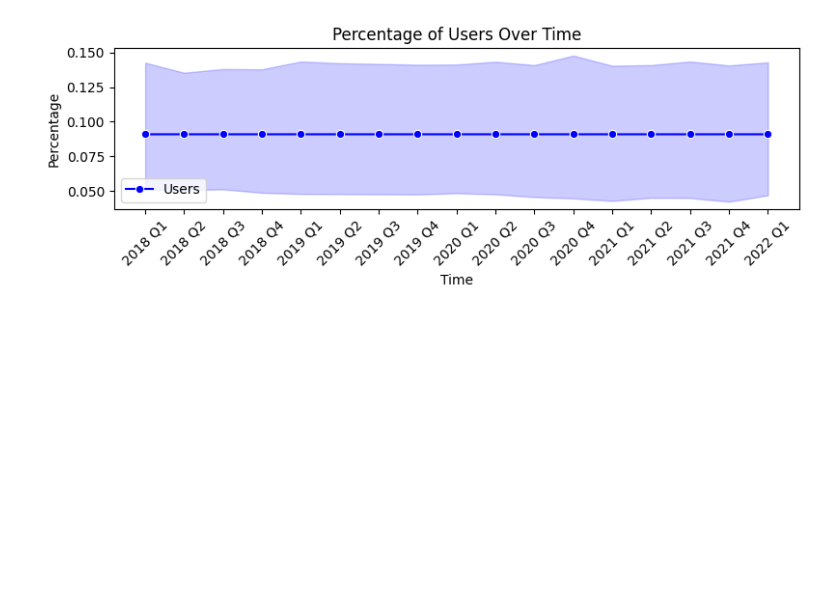
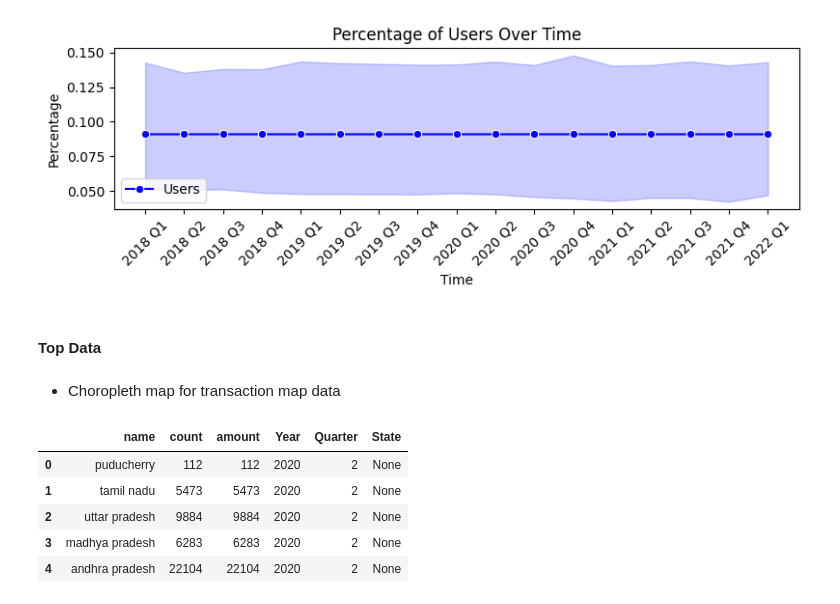
Before and after one commit to Aastha2675/PhonePe_Transaction_Insights, a Jupyter notebook: eda_data_visualization.ipynb, the cells around one changed output. Cells and saved outputs as stored; diff of their text form; code cells hidden in the pictures; blank space fills up the shorter version.

Commit message:
perform more data visualizations

```diff
--- a/eda_data_visualization.ipynb
+++ b/eda_data_visualization.ipynb
@@ -946,3 +962,5 @@ plt.tight_layout()
 plt.show()
 # %% [output]
 [figure]
+# %% [markdown]
+#### Top Data
@@ -948,0 +982,11 @@ plt.show()
+# %% [markdown]
+* Choropleth map for transaction map data
+# %%
+df_map_insu.head()
+# %% [output]
+|  | name | count | amount | Year | Quarter | State |
+| 0 | puducherry | 112 | 112 | 2020 | 2 | None |
+| 1 | tamil nadu | 5473 | 5473 | 2020 | 2 | None |
+| 2 | uttar pradesh | 9884 | 9884 | 2020 | 2 | None |
+| 3 | madhya pradesh | 6283 | 6283 | 2020 | 2 | None |
+| 4 | andhra pradesh | 22104 | 22104 | 2020 | 2 | None |
```
Also changed, not shown: parts of 4 cells of this notebook.
